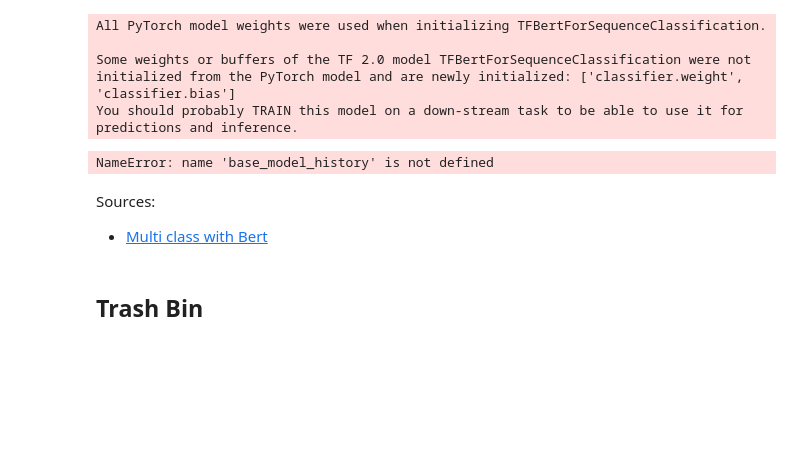
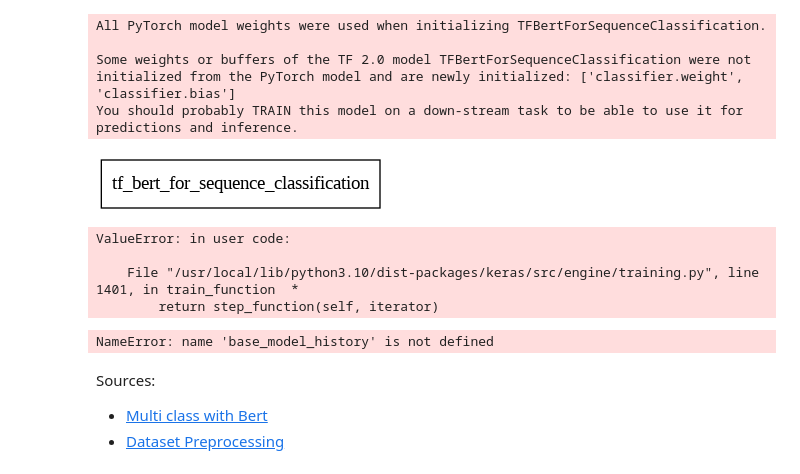
Before and after one commit to Matteo-Candi/Fine-Tuning-with-LoRA, a Jupyter notebook: main.ipynb, the cells around one changed output. Saved outputs shown, nothing was run; the diff lists cells and outputs as text; code cells hidden in the pictures; blank space fills up the shorter version.

```diff
--- a/main.ipynb
+++ b/main.ipynb
@@ -212,11 +249,20 @@ metrics = ['accuracy']
 base_model.compile(optimizer=optimizer,
               loss=loss_function,
               metrics=metrics)
+# %%
+tf.keras.utils.plot_model(pretrained_model, show_shapes = True)
+# %% [output]
+[figure, added]
 # %%
 num_epochs = 1
 
 # Train the model
-base_model_history = base_model.fit(tokenized_train, epochs=num_epochs, validation_data=tokenized_val)
+base_model_history = base_model.fit(tf_dataset_train, validation_data=tf_dataset_validation, epochs=num_epochs, batch_size=batch_size)
+# %% [output]
+ValueError: in user code:
+
+    File "/usr/local/lib/python3.10/dist-packages/keras/src/engine/training.py", line 1401, in train_function  *
+        return step_function(self, iterator)
 # %%
 base_model_history
 # %% [output]
@@ -224,5 +270,4 @@ NameError: name 'base_model_history' is not defined
 # %% [markdown]
 Sources:
 - [Multi class with Bert](https://github.com/theartificialguy/NLP-with-Deep-Learning/blob/master/BERT/Multi-Class%20classification%20TF-BERT/multi_class.ipynb)
+- [Dataset Preprocessing](https://huggingface.co/docs/datasets/v1.12.1/use_dataset.html)
-# %% [markdown]
-## Trash Bin
```
Also changed, not shown: parts of 9 cells of this notebook.
